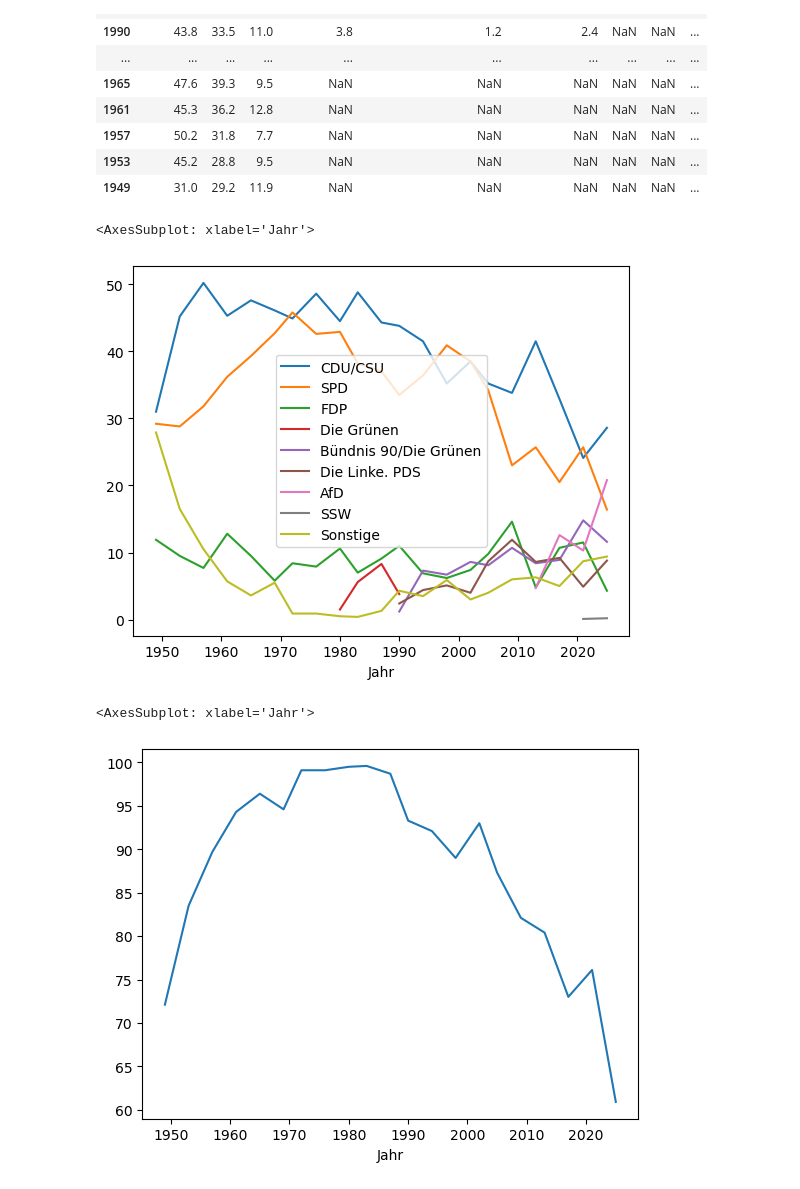
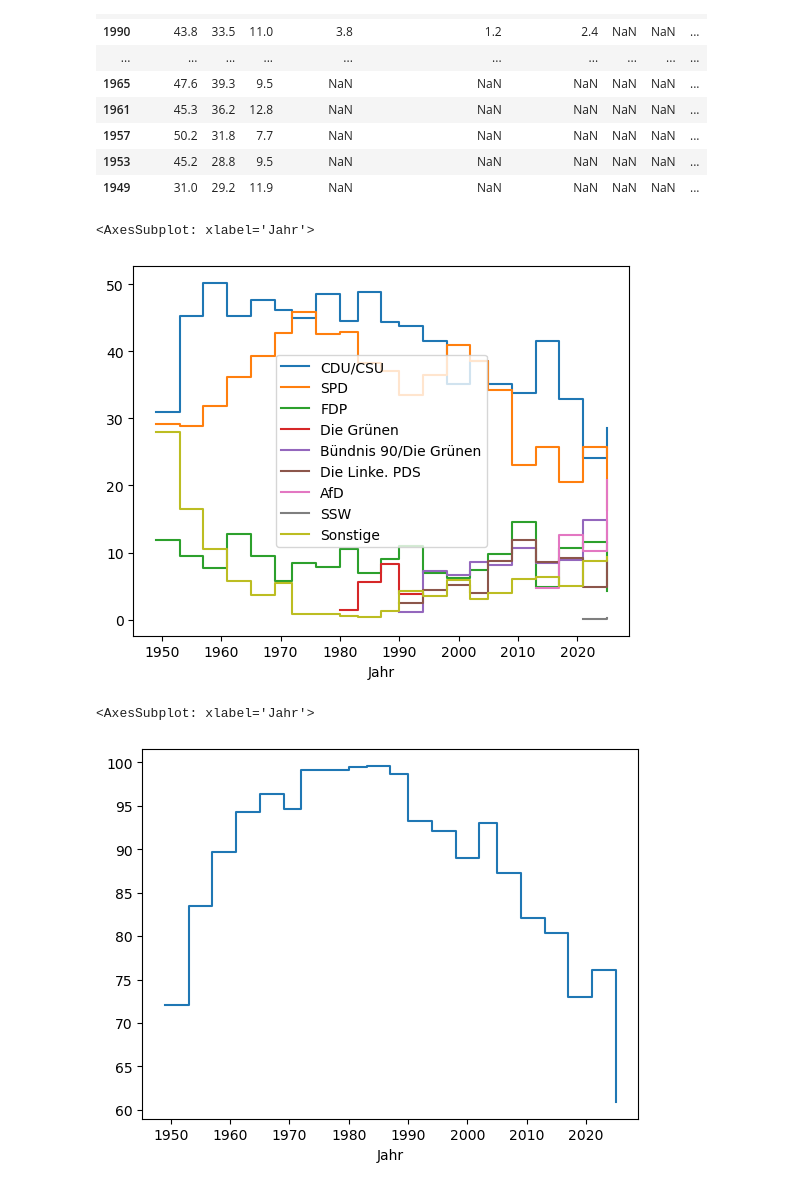
Before and after one commit to pcjedi/bundestagswahl, a Jupyter notebook: data.ipynb, the cells around one changed output. Drawn from its saved outputs; the diff is of its cells as text; code cells hidden in the pictures.

Commit message:
steps

```diff
--- a/data.ipynb
+++ b/data.ipynb
@@ -52,10 +51,10 @@ df
 | 1953 | 45.2 | 28.8 | 9.5 | NaN | NaN | NaN | NaN | NaN | ... |
 | 1949 | 31.0 | 29.2 | 11.9 | NaN | NaN | NaN | NaN | NaN | ... |
 # %%
-df.plot()
+df.plot(drawstyle="steps")
 # %% [output]
 <AxesSubplot: xlabel='Jahr'>
-[figure, old version]
+[figure, new version]
 # %%
 df[[
     "SPD",
@@ -63,7 +62,7 @@ df[[
     "Die Grünen",
     "FDP",
     "Bündnis 90/Die Grünen",
-]].sum(axis=1).rename("(ehemalige) Regierungsparteien").plot()
+]].sum(axis=1).rename("(ehemalige) Regierungsparteien").plot(drawstyle="steps")
 # %% [output]
 <AxesSubplot: xlabel='Jahr'>
-[figure, old version]
+[figure, new version]
```
Also changed, not shown: parts of 1 cell of this notebook.
